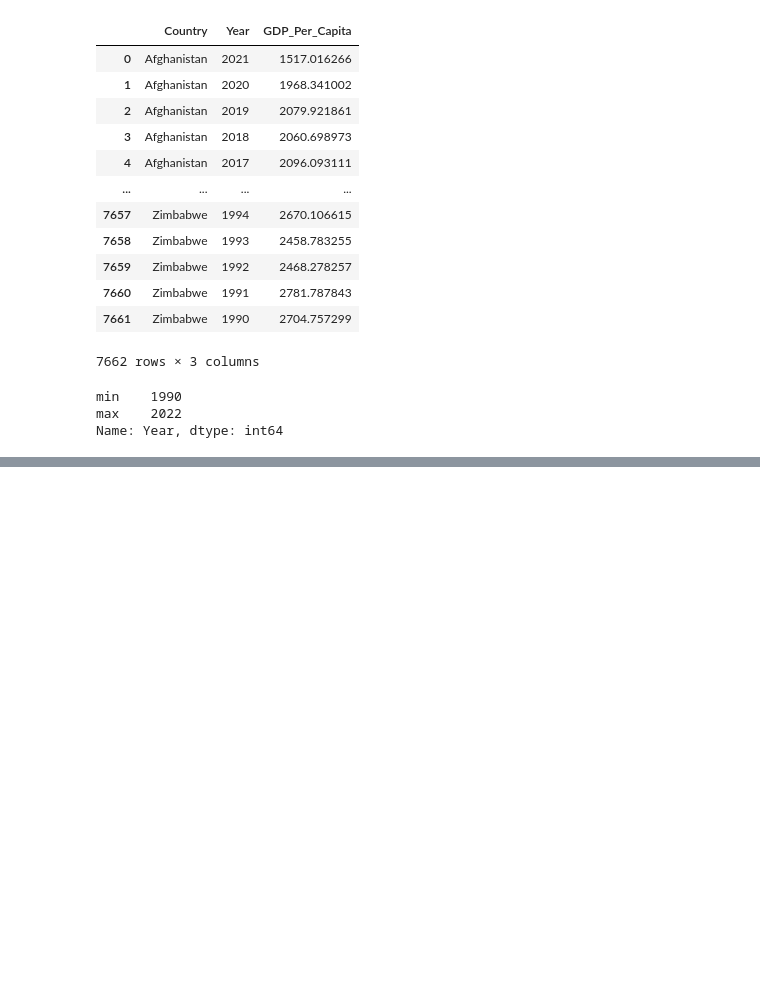
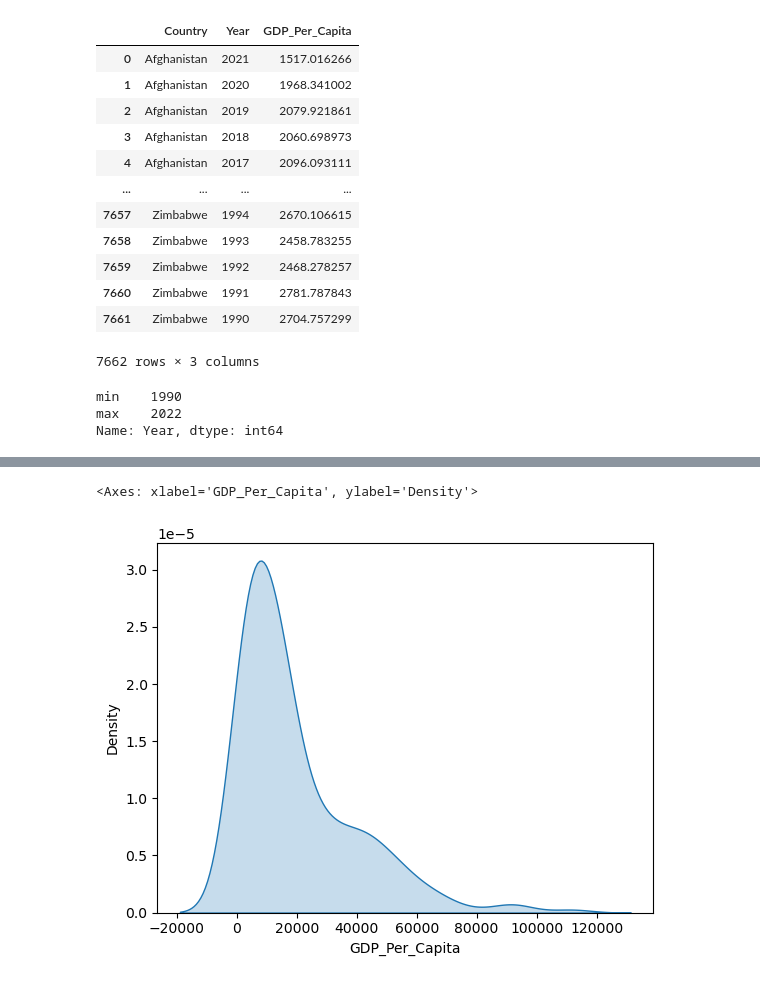
Before and after one commit to NSS-Data-Analytics-Cohort-11/undata-Timothyspratt, a Jupyter notebook: notebook/UN_data_project_DA11.ipynb, the cells around one changed output, grey strips where cells are left out. Drawn from its saved outputs; the diff is of its cells as text; code cells hidden in the pictures; blank space fills up the shorter version.

```diff
--- a/notebook/UN_data_project_DA11.ipynb
+++ b/notebook/UN_data_project_DA11.ipynb
@@ -115,0 +179,5 @@ print(m)
+# %%
+sns.kdeplot(gdp_2020['GDP_Per_Capita'], fill=True)
+# %% [output]
+<Axes: xlabel='GDP_Per_Capita', ylabel='Density'>
+[figure, added]
```
Also changed, not shown: parts of 26 cells of this notebook.
